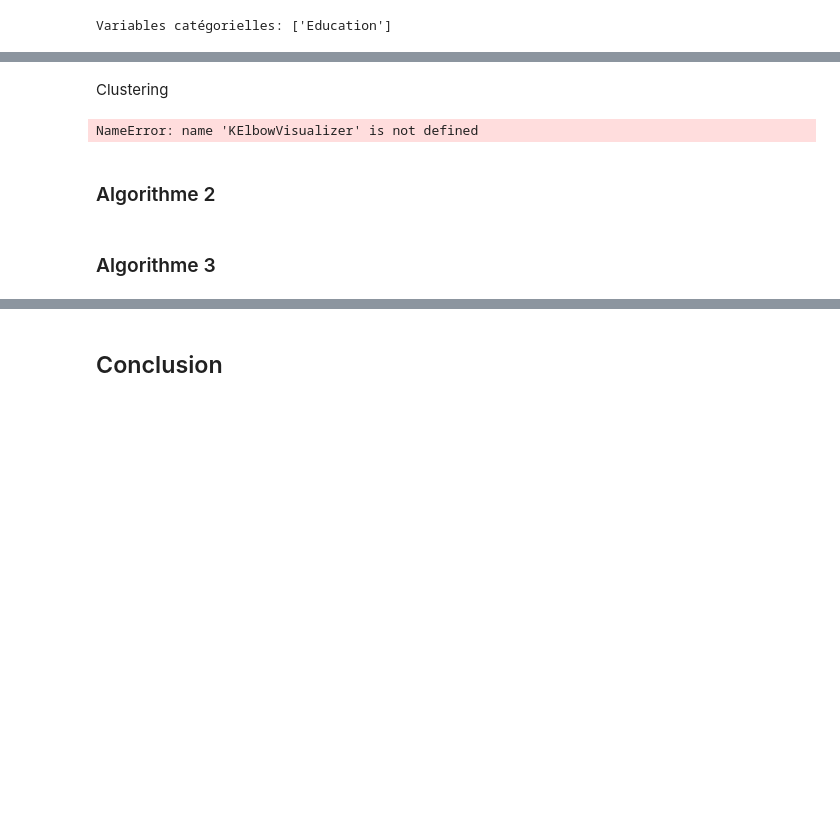
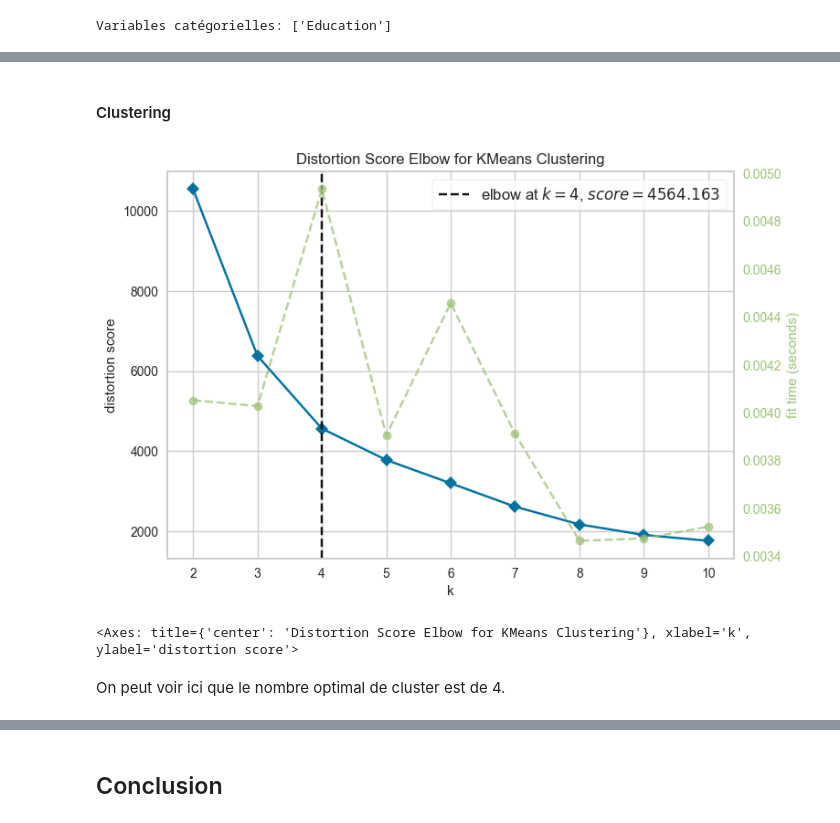
Before and after one commit to aurelien-adjimi/customer-personality-analysis, a Jupyter notebook: customer-personality-analysis,.ipynb, the cells around one changed output, grey strips where cells are left out. Cells and saved outputs as stored; diff of their text form; code cells hidden in the pictures; blank space fills up the shorter version.

```diff
--- a/customer-personality-analysis,.ipynb
+++ b/customer-personality-analysis,.ipynb
@@ -326,17 +322,12 @@ plt.show()
-# %% [markdown]
-Clustering
+# %% [markdown]
+#### Clustering
 # %%
 model = KMeans()
-visualizer = KElbowVisualizer(model, k=(1, 10))
-
-# Fit the data to the visualizer
+visualizer = KElbowVisualizer(model, k=(10))
 visualizer.fit(PCA_ds)
-
-# Finalize and render the figure
 visualizer.show()
 # %% [output]
+[figure, added]
-NameError: name 'KElbowVisualizer' is not defined
+<Axes: title={'center': 'Distortion Score Elbow for KMeans Clustering'}, xlabel='k', ylabel='distortion score'>
-# %% [markdown]
-### Algorithme 2
-# %% [markdown]
-### Algorithme 3
+# %% [markdown]
+On peut voir ici que le nombre optimal de cluster est de 4.
```
Also changed, not shown: parts of 31 cells of this notebook.
